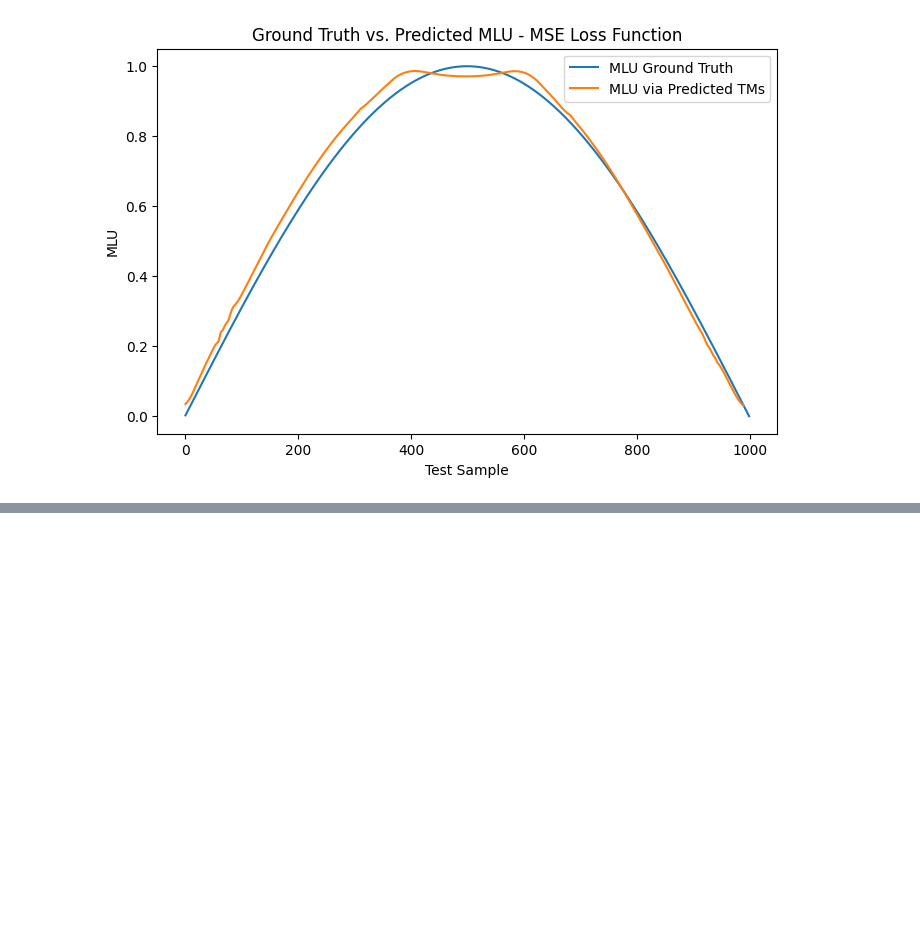
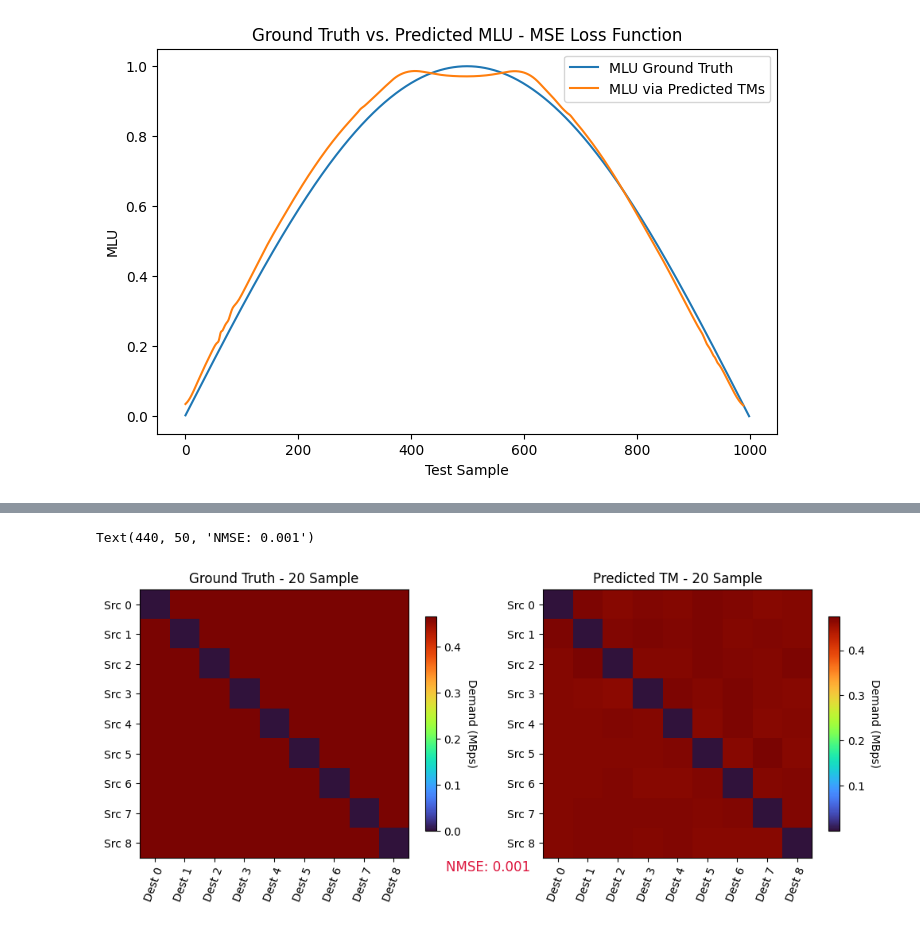
Before and after one commit to mcash8/TMPrediction, a Jupyter notebook: Code/LossFunction/Synthetic Data/SyntheticClassicalMethodBaselineMSE.ipynb, the cells around one changed output, grey strips where cells are left out. Drawn from its saved outputs; the diff is of its cells as text; code cells hidden in the pictures; blank space fills up the shorter version.

```diff
--- a/Code/LossFunction/Synthetic Data/SyntheticClassicalMethodBaselineMSE.ipynb
+++ b/Code/LossFunction/Synthetic Data/SyntheticClassicalMethodBaselineMSE.ipynb
@@ -332,0 +539,2 @@ _ = ax.set_title('Ground Truth vs. Predicted MLU - MSE Loss Function')
+# %%
+model_outputs, test_loss = test(model, criterion, test_loader, testY)
@@ -332,0 +543,58 @@ _ = ax.set_title('Ground Truth vs. Predicted MLU - MSE Loss Function')
+# %%
+# Visual comparison of model outputs and ground truth
+sources = ['Src {}'.format(i) for i in range(0,9)]
+destinations = ['Dest {}'.format(i) for i in range(0,9)]
+
+sample_number = 20
+
+# Create a heatmap
+fig, (ax1, ax2) = plt.subplots(nrows = 1, ncols=2, figsize = (12,5))
+im1 = ax1.imshow(np.reshape(test_data[sample_number+10, :], (9,9)), cmap = 'turbo') #scaled ground truth
+
+# Create colorbar
+cbar = ax1.figure.colorbar(im1, ax=ax1, shrink = 0.7)
+cbar.ax.set_ylabel('Demand (MBps)', rotation=-90, va="bottom")
+
+# Show all ticks and label them with the respective list entries
+ax1.set_xticks(np.arange(len(destinations)), labels=destinations)
+ax1.set_yticks(np.arange(len(sources)), labels=sources)
+
+# Rotate the tick labels and set their alignment.
+plt.setp(ax1.get_xticklabels(), rotation=70, ha="right",
+         rotation_mode="anchor")
+
+
+ax1.set_title("Ground Truth - %d Sample" % sample_number)
+
+im2 = ax2.imshow(np.reshape(model_outputs[sample_number, :], (9,9)), cmap = 'turbo') #scaled prediction
+
+# Create colorbar
+cbar = ax2.figure.colorbar(im2, ax=ax2, shrink = 0.7)
+cbar.ax.set_ylabel('Demand (MBps)', rotation=-90, va="bottom")
+
+# Show all ticks and label them with the respective list entries
+ax2.set_xticks(np.arange(len(destinations)), labels=destinations)
+ax2.set_yticks(np.arange(len(sources)), labels=sources)
+
+# Rotate the tick labels and set their alignment.
+plt.setp(ax2.get_xticklabels(), rotation=70, ha="right",
+         rotation_mode="anchor")
+
+
+ax2.set_title("Predicted TM - %d Sample" % sample_number)
+
+# Compute normalized mean squared error
+actual = test_data[sample_number+10, :]
+predicted = model_outputs[sample_number, :]
+
+mse = sum([(a - p) ** 2 for a, p in zip(actual, predicted)]) / len(actual)
+mean_actual = sum(actual) / len(actual)
+normalization_factor = sum([(a - mean_actual) ** 2 for a in actual]) / len(actual)
+nmse = mse / normalization_factor
+
+plt.annotate('NMSE: %0.3f' % nmse,
+            xy = (440, 50), xycoords='figure pixels', color = 'crimson',
+            fontsize = 12)
+# %% [output]
+Text(440, 50, 'NMSE: 0.001')
+[figure, added]
```
Also changed, not shown: parts of 20 cells of this notebook.
